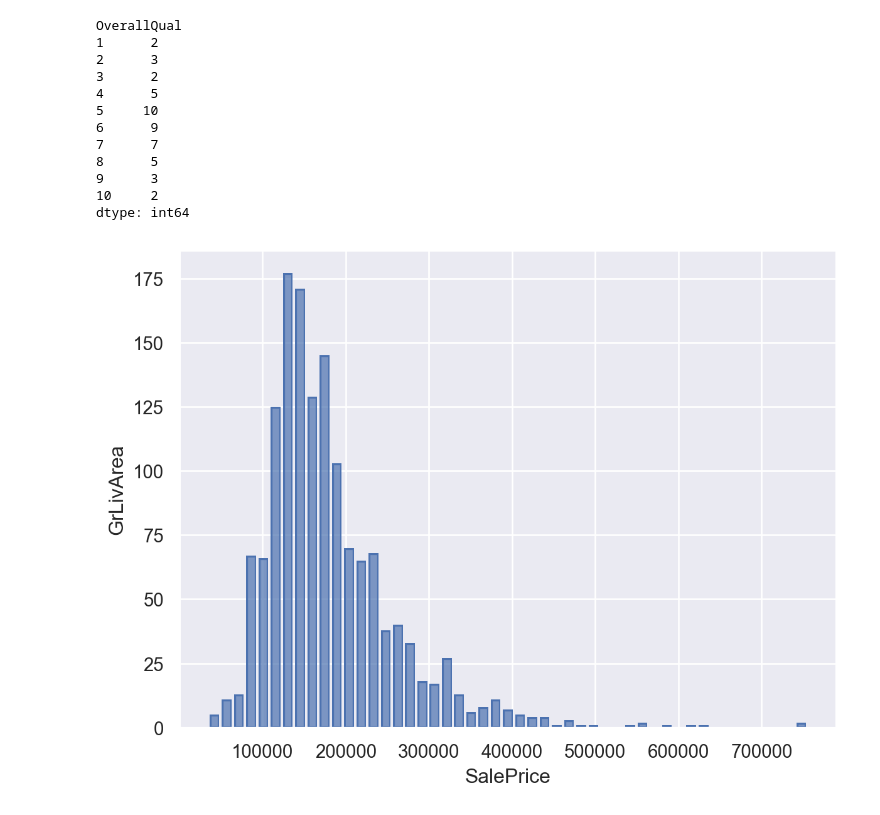
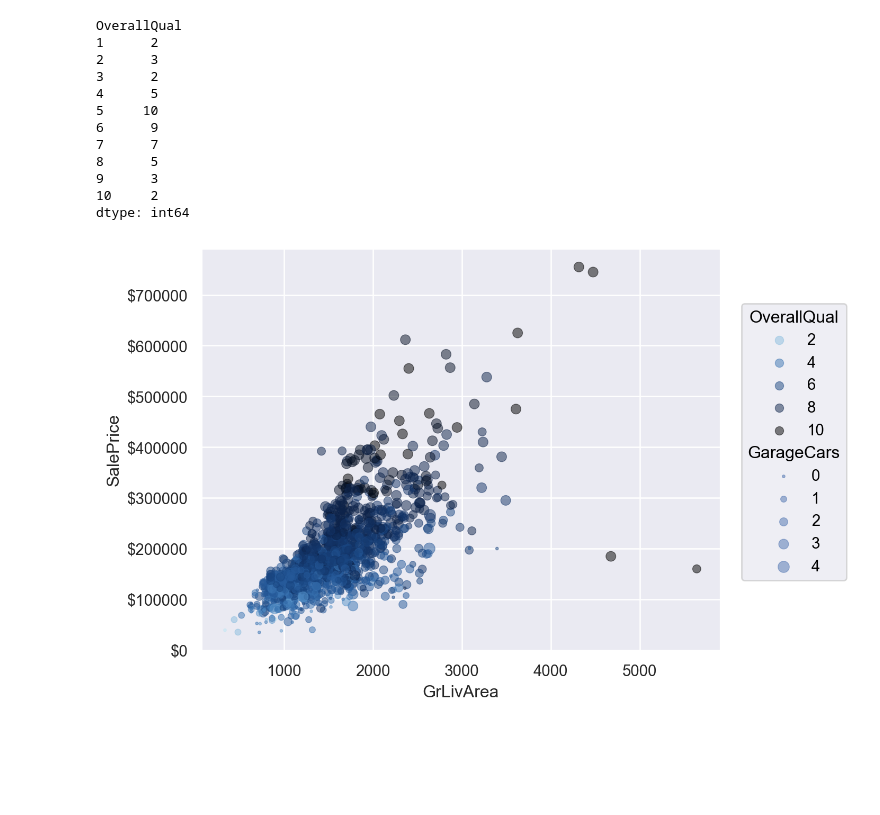
Before and after one commit to arya475/Data-Science-house-price-predict, a Jupyter notebook: main.ipynb, the cells around one changed output. Drawn from its saved outputs; the diff is of its cells as text; code cells hidden in the pictures; blank space fills up the shorter version.

```diff
--- a/main.ipynb
+++ b/main.ipynb
@@ -113,8 +113,10 @@ dtype: int64
 # %%
 import seaborn.objects as so
 
-p = so.Plot(df_tipe_num, 'GrLivArea', 'SalePrice', color="OverallQual").add(so.Dot(alpha=.5))
-q = so.Plot(df_tipe_num, "SalePrice").add(so.Bar(), so.Hist()).label(y="GrLivArea")
-q
+p = so.Plot(df_tipe_num, x='GrLivArea', y='SalePrice', color='OverallQual', pointsize='GarageCars')
+p.add(so.Dot(alpha=.5)).scale(
+    y=so.Continuous().label(like="${x:g}"),
+    color=so.Continuous(('#BDE8F5', '#4988C4', '#1C4D8D', '#0F2854', '#000'))
+    )
 # %% [output]
-[figure, old version]
+[figure, new version]
```
Also changed, not shown: parts of 1 cell of this notebook.
